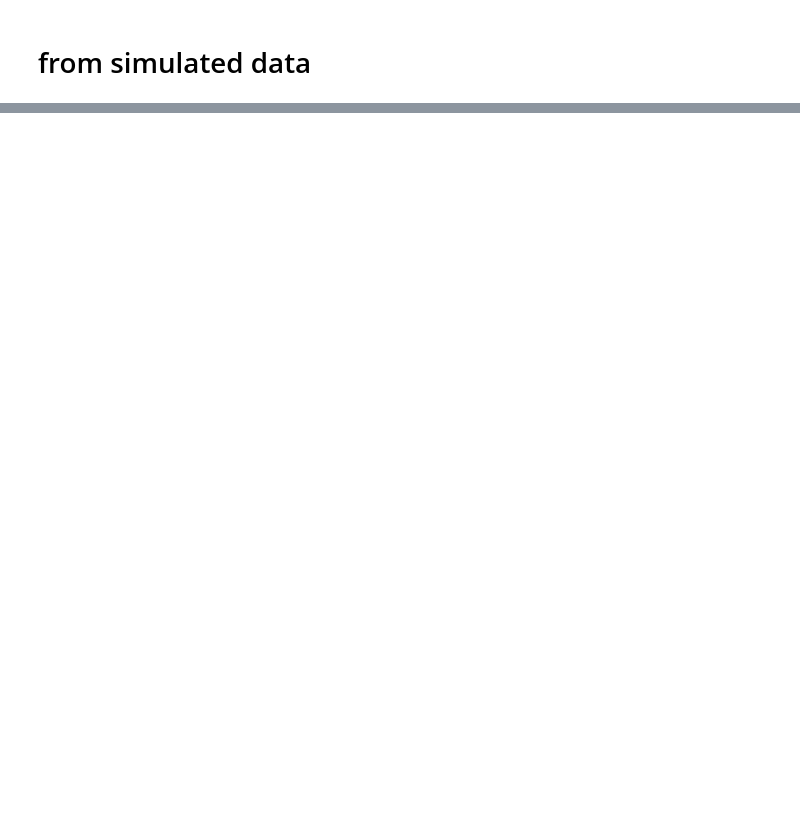
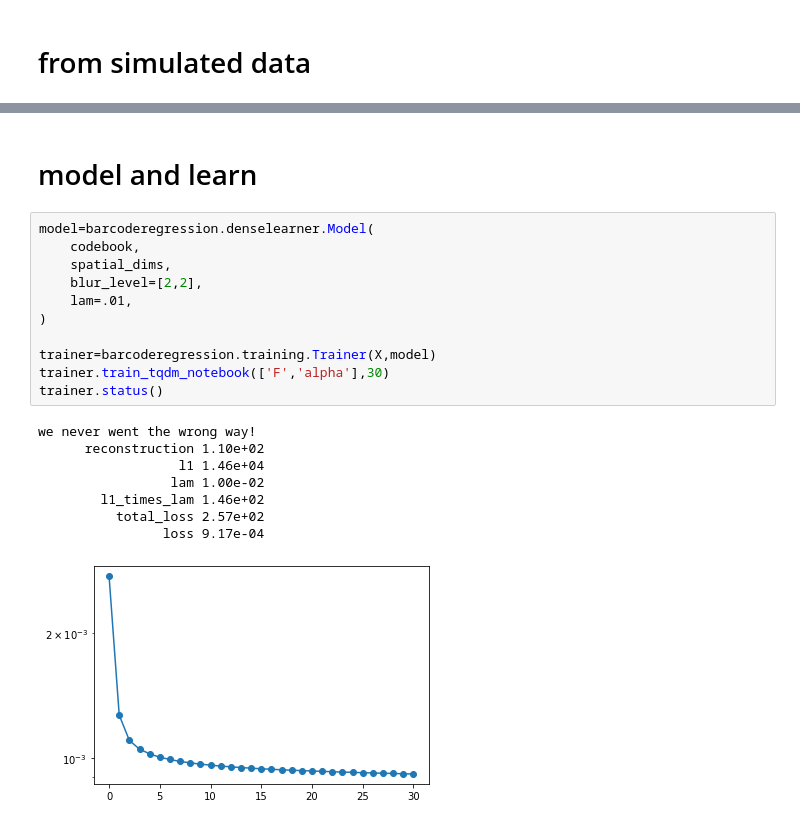
Before and after one commit to jacksonloper/barcoderegression, a Jupyter notebook: example.ipynb, the cells around one changed output, grey strips where cells are left out. Saved outputs shown, nothing was run; the diff lists cells and outputs as text; blank space fills up the shorter version.

Commit message:
got notebook looking acceptable

```diff
--- a/example.ipynb
+++ b/example.ipynb
@@ -135,0 +39,22 @@ with AnimAcross(columns=len(js),ratio=.9) as a:
+# %% [markdown]
+# model and learn
+# %%
+model=barcoderegression.denselearner.Model(
+    codebook,
+    spatial_dims,
+    blur_level=[2,2],
+    lam=.01,
+)
+
+trainer=barcoderegression.training.Trainer(X,model)
+trainer.train_tqdm_notebook(['F','alpha'],30)
+trainer.status()
+# %% [output]
+we never went the wrong way!
+      reconstruction 1.10e+02
+                  l1 1.46e+04
+                 lam 1.00e-02
+        l1_times_lam 1.46e+02
+          total_loss 2.57e+02
+                loss 9.17e-04
+[figure, added]
```
Also changed, not shown: parts of 9 cells of this notebook, 3 other files.
